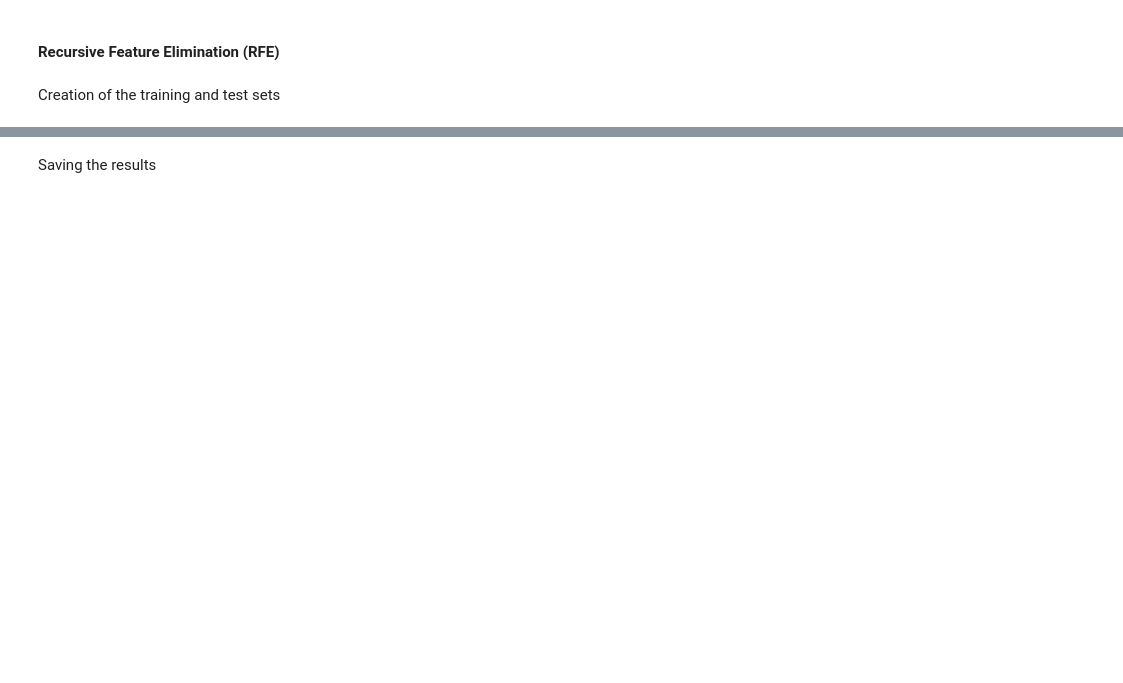
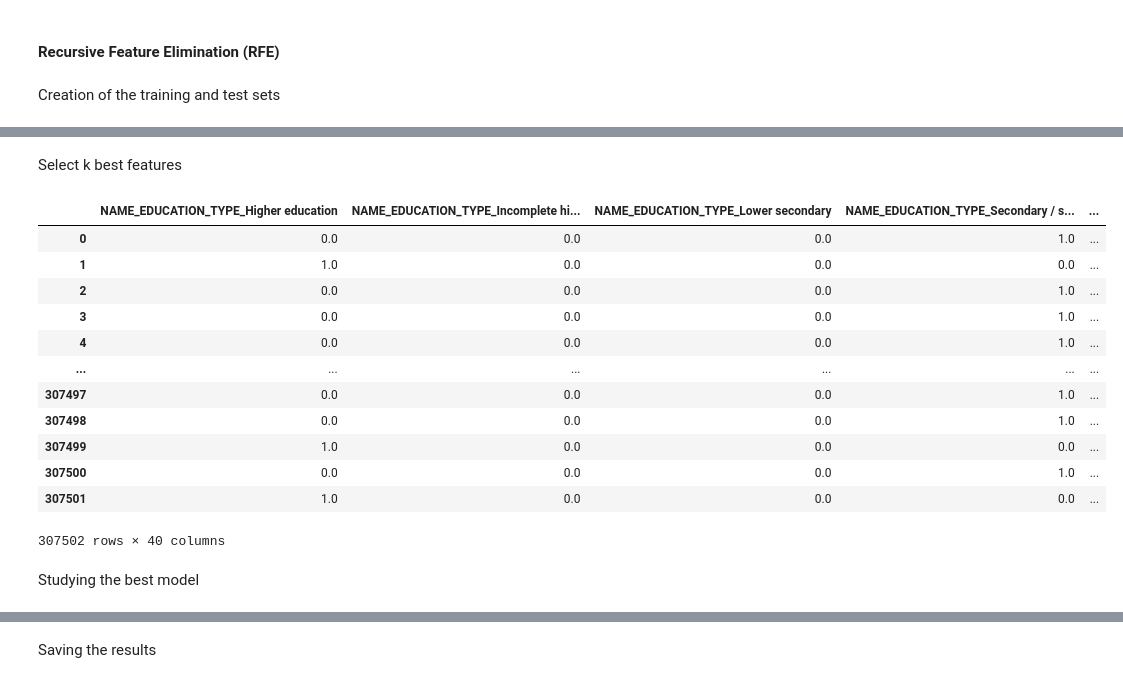
Before and after one commit to aitordiezUD/Default-Risk, a Jupyter notebook: notebooks/02_feature_selection.ipynb, the cells around one changed output, grey strips where cells are left out. Drawn from its saved outputs; the diff is of its cells as text; code cells hidden in the pictures; blank space fills up the shorter version.

```diff
--- a/notebooks/02_feature_selection.ipynb
+++ b/notebooks/02_feature_selection.ipynb
@@ -286,0 +312,2 @@ Selected features: Index(['NAME_EDUCATION_TYPE_Incomplete higher',
+# %% [markdown]
+Select k best features
@@ -286,0 +322,18 @@ Selected features: Index(['NAME_EDUCATION_TYPE_Incomplete higher',
+# %%
+X[selected_features]
+# %% [output]
+|  | NAME_EDUCATION_TYPE_Higher education | NAME_EDUCATION_TYPE_Incomplete hi... | NAME_EDUCATION_TYPE_Lower secondary | NAME_EDUCATION_TYPE_Secondary / s... | ... |
+| 0 | 0.0 | 0.0 | 0.0 | 1.0 | ... |
+| 1 | 1.0 | 0.0 | 0.0 | 0.0 | ... |
+| 2 | 0.0 | 0.0 | 0.0 | 1.0 | ... |
+| 3 | 0.0 | 0.0 | 0.0 | 1.0 | ... |
+| 4 | 0.0 | 0.0 | 0.0 | 1.0 | ... |
+| ... | ... | ... | ... | ... | ... |
+| 307497 | 0.0 | 0.0 | 0.0 | 1.0 | ... |
+| 307498 | 0.0 | 0.0 | 0.0 | 1.0 | ... |
+| 307499 | 1.0 | 0.0 | 0.0 | 0.0 | ... |
+| 307500 | 0.0 | 0.0 | 0.0 | 1.0 | ... |
+| 307501 | 1.0 | 0.0 | 0.0 | 0.0 | ... |
+307502 rows × 40 columns
+# %% [markdown]
+Studying the best model
```
Also changed, not shown: parts of 31 cells of this notebook, 4 other files.
